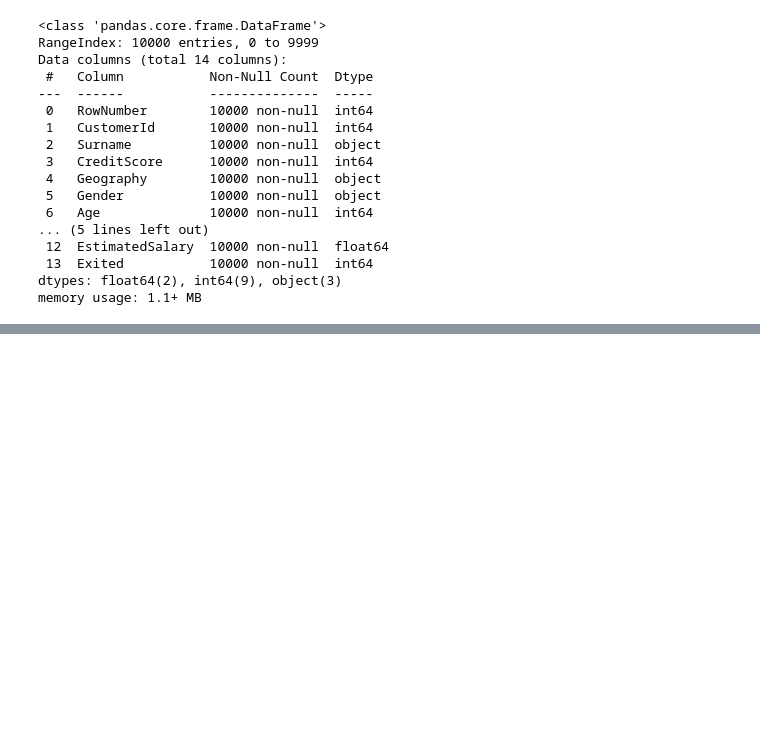
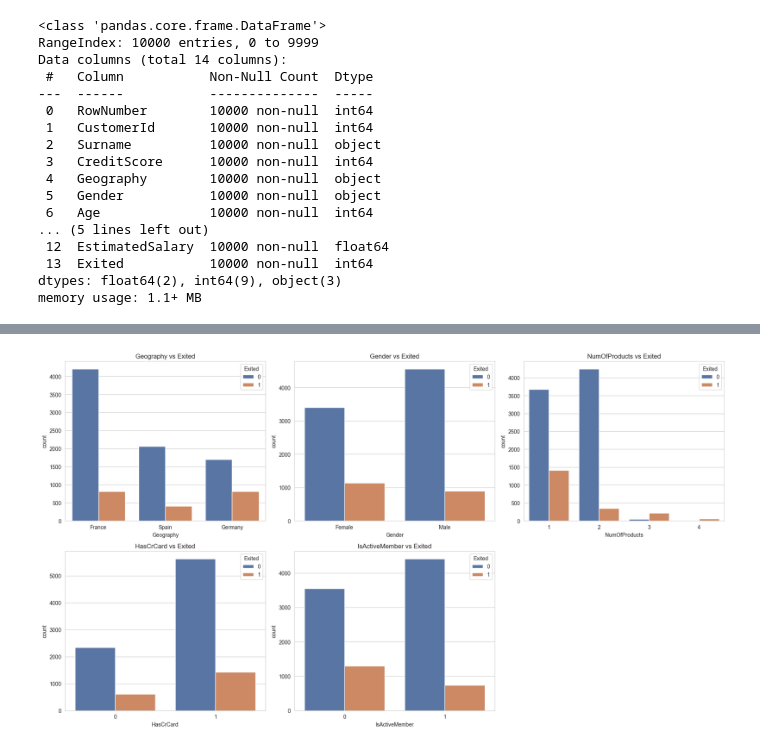
Before and after one commit to itsWesam/SWE485-Project-Group4, a Jupyter notebook: Phase1_Data_Exploration.ipynb, the cells around one changed output, grey strips where cells are left out. Saved outputs shown, nothing was run; the diff lists cells and outputs as text; code cells hidden in the pictures; blank space fills up the shorter version.

```diff
--- a/Phase1_Data_Exploration.ipynb
+++ b/Phase1_Data_Exploration.ipynb
@@ -137,0 +518,19 @@ dtype: object
+# %%
+plt.figure(figsize=(18,10))
+
+categorical = ["Geography", "Gender", "NumOfProducts",
+               "HasCrCard", "IsActiveMember"]
+
+cols = 3
+rows = math.ceil(len(categorical) / cols)
+
+for i, col in enumerate(categorical, 1):
+    plt.subplot(rows, cols, i)
+    sns.countplot(x=col, hue="Exited", data=df_plot,
+                  palette=["#4C72B0", "#DD8452"])
+    plt.title(f"{col} vs Exited")
+
+plt.tight_layout()
+plt.show()
+# %% [output]
+[figure, added]
```
Also changed, not shown: parts of 66 cells of this notebook.
